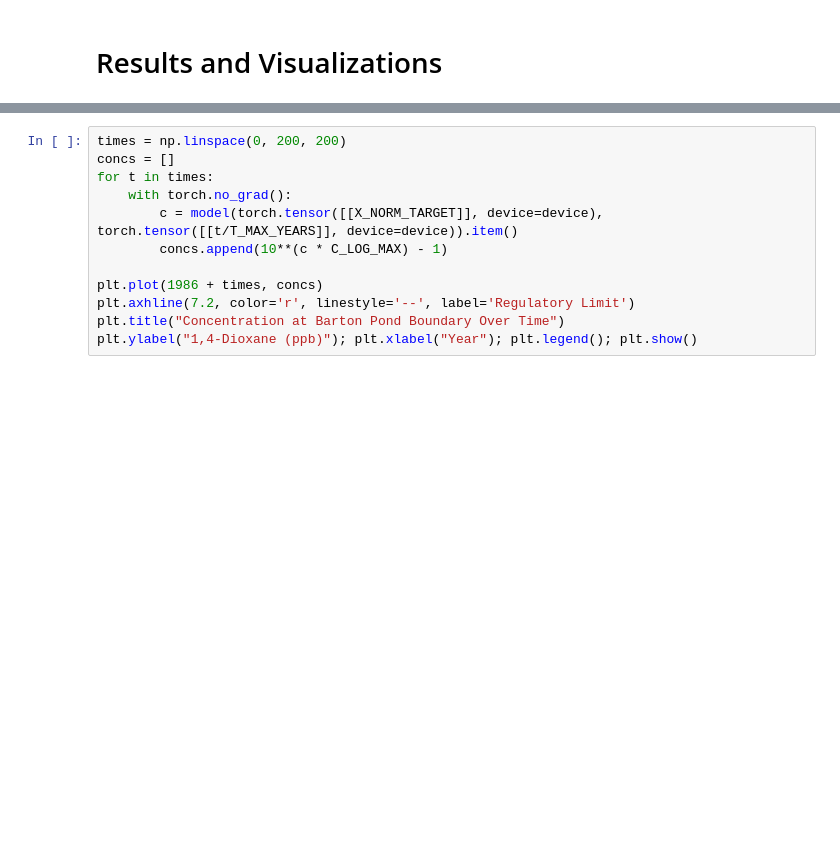
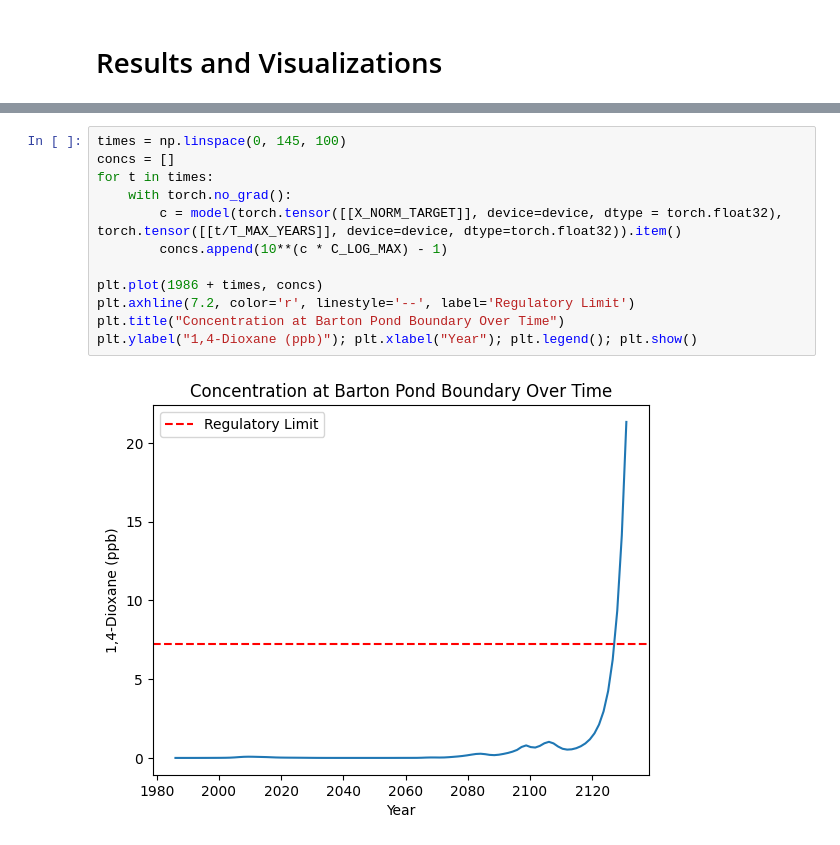
Before and after one commit to mgopal64/pinn-gelman-dioxane-modeling, a Jupyter notebook: GelmanPlumePINNPresentation.ipynb, the cells around one changed output, grey strips where cells are left out. Cells and saved outputs as stored; diff of their text form; blank space fills up the shorter version.

```diff
--- a/GelmanPlumePINNPresentation.ipynb
+++ b/GelmanPlumePINNPresentation.ipynb
@@ -360,12 +433,14 @@ print(f"=== RESULT: Year of Impact is {impact_year if impact_year else 'Beyond 2
 # %%
-times = np.linspace(0, 200, 200)
+times = np.linspace(0, 145, 100)
 concs = []
 for t in times:
     with torch.no_grad():
-        c = model(torch.tensor([[X_NORM_TARGET]], device=device), torch.tensor([[t/T_MAX_YEARS]], device=device)).item()
+        c = model(torch.tensor([[X_NORM_TARGET]], device=device, dtype = torch.float32), torch.tensor([[t/T_MAX_YEARS]], device=device, dtype=torch.float32)).item()
         concs.append(10**(c * C_LOG_MAX) - 1)
 
 plt.plot(1986 + times, concs)
 plt.axhline(7.2, color='r', linestyle='--', label='Regulatory Limit')
 plt.title("Concentration at Barton Pond Boundary Over Time")
 plt.ylabel("1,4-Dioxane (ppb)"); plt.xlabel("Year"); plt.legend(); plt.show()
+# %% [output]
+[figure, added]
```
Also changed, not shown: parts of 10 cells of this notebook.
